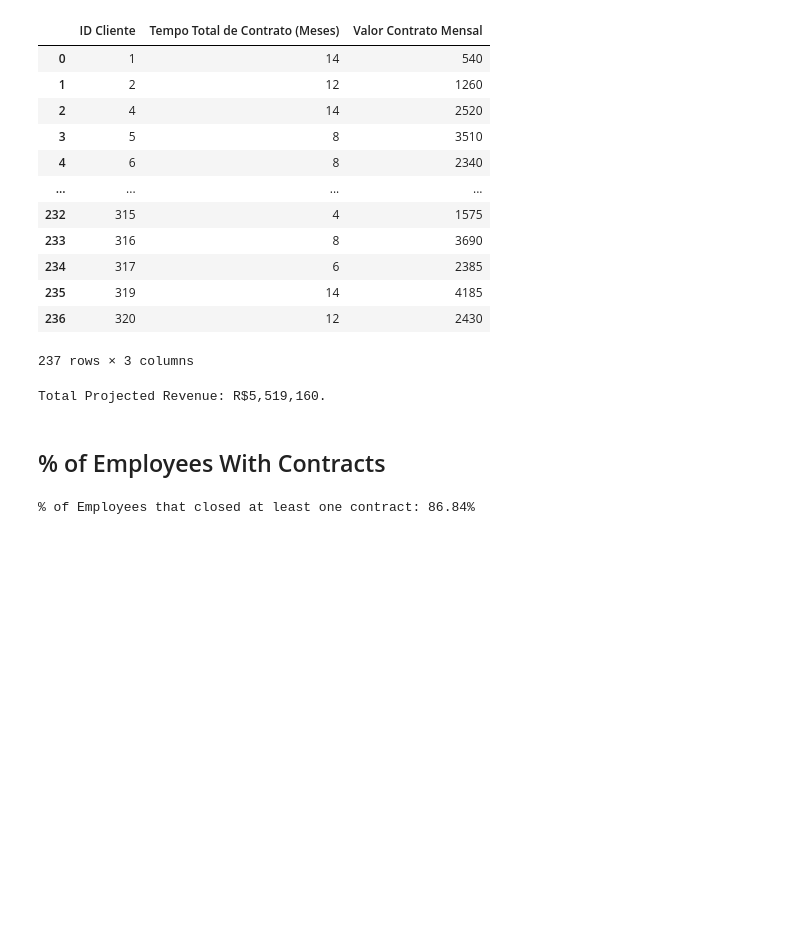
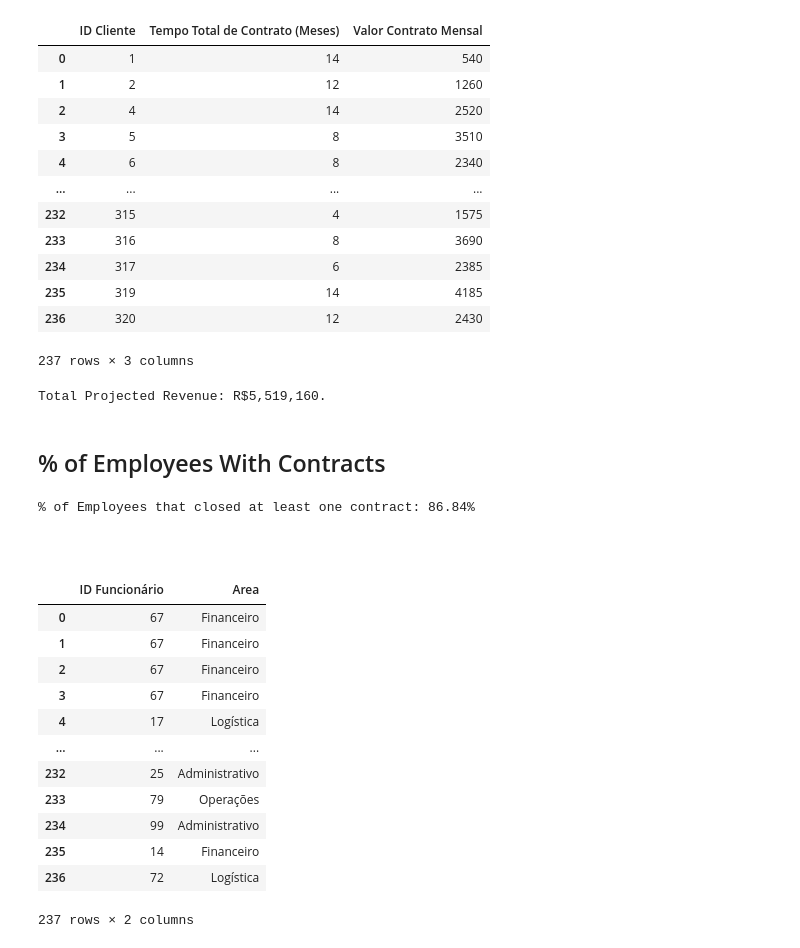
Before and after one commit to igornunespatricio/Python-Course, a Jupyter notebook: Data Analysis/Mini Project/code.ipynb, the cells around one changed output. Drawn from its saved outputs; the diff is of its cells as text; code cells hidden in the pictures; blank space fills up the shorter version.

Commit message:
Contracts Per Area/Department

```diff
--- a/Data Analysis/Mini Project/code.ipynb
+++ b/Data Analysis/Mini Project/code.ipynb
@@ -94,3 +94,23 @@ percentEmployeesContract = numberEmployeesContract/numberEmployees
 print(f'% of Employees that closed at least one contract: {percentEmployeesContract:.2%}')
 # %% [output]
 % of Employees that closed at least one contract: 86.84%
+# %% [markdown]
+##
+# %%
+## Contracts per Area (or department)
+contractsPerArea = factServices[['ID Funcionário']].merge(employees[['ID Funcionário', 'Area']], on='ID Funcionário')
+display(contractsPerArea)
+# %% [output]
+|  | ID Funcionário | Area |
+| 0 | 67 | Financeiro |
+| 1 | 67 | Financeiro |
+| 2 | 67 | Financeiro |
+| 3 | 67 | Financeiro |
+| 4 | 17 | Logística |
+| ... | ... | ... |
+| 232 | 25 | Administrativo |
+| 233 | 79 | Operações |
+| 234 | 99 | Administrativo |
+| 235 | 14 | Financeiro |
+| 236 | 72 | Logística |
+237 rows × 2 columns
```
Also changed, not shown: parts of 1 cell of this notebook.
